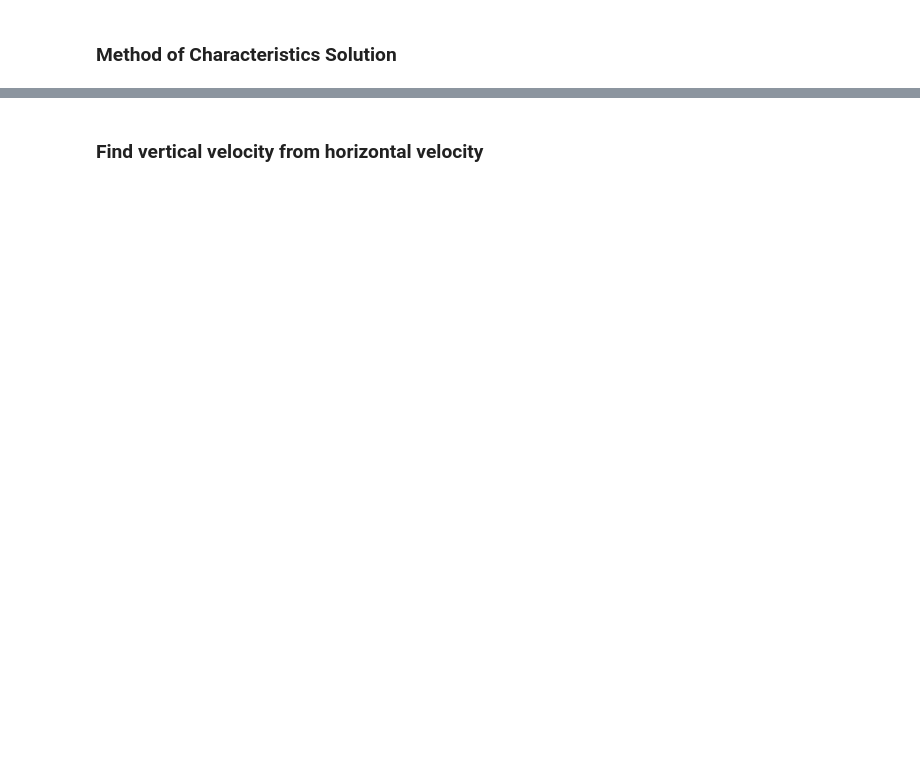
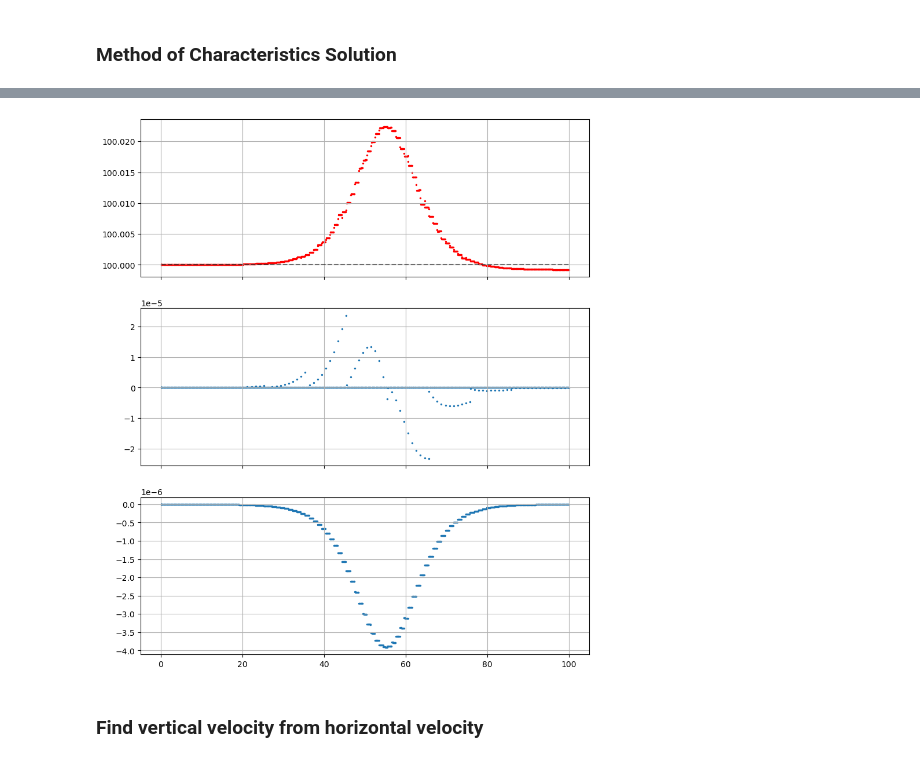
Before and after one commit to thomasteisberg/englacial_velocity, a Jupyter notebook: greenland_stability_analysis/Englacial Velocity 2D.ipynb, the cells around one changed output, grey strips where cells are left out. Cells and saved outputs as stored; diff of their text form; code cells hidden in the pictures; blank space fills up the shorter version.

```diff
--- a/greenland_stability_analysis/Englacial Velocity 2D.ipynb
+++ b/greenland_stability_analysis/Englacial Velocity 2D.ipynb
@@ -265,9 +272,9 @@ xs_layers = np.linspace(0, domain_x, 100) # don't need tight grid spacing for sm
 
 # Manually specified layers
 layers_t0 = []
-layer_base_fn = lambda x: ((1500-1300) / (1 + np.exp(0.0002*(x-(domain_x/2))))) + 1300
-for start_offset in np.arange(0, 1300, 150):
-    layer_start_fn = lambda x: layer_base_fn(x) - start_offset
+layer_base_fn = lambda x: ((1800-1100) / (1 + np.exp(0.0002*(x-(domain_x/2))))) + 1100
+for idx, start_offset in enumerate(np.arange(0, 1000, 150)):
+    layer_start_fn = lambda x: (1 - 0.02*idx)*layer_base_fn(x) - start_offset
     layer = advect_layer(sympy.lambdify((x, z), u, modules='numpy'),
                          sympy.lambdify((x, z), w, modules='numpy'),
                          xs_layers, layer_start_fn, [scipy.constants.year * 50])
@@ -368,7 +383,7 @@ layer_solutions = {}
 
 for idx in np.arange(1, len(layers_t0)-1):
     layer = layers_t0[idx]
-    u0 = u.subs([(x, start_pos_x), (z, layer(start_pos_x))]).evalf()
+    u0 = u.subs([(x, start_pos_x), (z, layer(start_pos_x))]).evalf() * scipy.constants.year
     layer_solutions[idx] = scipy.integrate.solve_ivp(du_dtau, [start_pos_x, domain_x], np.array([u0]), args=(idx,), dense_output=True, max_step=100)
 # %%
 fig, (ax, ax_err) = plt.subplots(2, 1, figsize=(8, 8), sharex=True, sharey=True)
@@ -404,34 +421,36 @@ plt.show()
 # %%
 fig, (ax, ax_deriv, ax_stab) = plt.subplots(3, 1, figsize=(10, 12), sharex=True)
 
 #for layer_idx in layer_solutions.keys():
 
-layer_idx = 10
+layer_idx = 5
 sol = layer_solutions[layer_idx]
 #ax.plot(xs/1e3, sol.sol(xs)[0,:], 'k--', alpha=0.5)
 ax.scatter(sol.t/1e3, sol.y, s=2, label=f'Layer {layer_idx}', c='red')
 
 # True values
 xs_tmp = sol.t
 ax.plot(xs_tmp/1e3, sympy.lambdify((x,z), u, modules='numpy')(xs_tmp, layers_t0[layer_idx](xs_tmp)) * scipy.constants.year, 'k--', alpha=0.5)
 
 #ax.set_ylim(-20, 20)
 ax.grid(True)
 
 # Plot the derivative
 xs_tmp = sol.t
 ax_deriv.scatter(xs_tmp/1e3, du_dtau(xs_tmp, sol.y[0,:], layer_idx), s=2)
 ax_deriv.grid(True)
 
 # Stability criterion
 
 stab_crit = layer_d2l_dxdz(sol.t, layer_idx)
 ax_stab.scatter(sol.t/1e3, stab_crit, s=2)
 ax_stab.grid(True)
 
 #ax_deriv.set_xlim(start_pos_x/1e3, (start_pos_x/1e3)+1)
 
 plt.show()
+# %% [output]
+[figure, added]
 # %% [markdown]
 ### Find vertical velocity from horizontal velocity
 # %%
```
Also changed, not shown: parts of 8 cells of this notebook.
